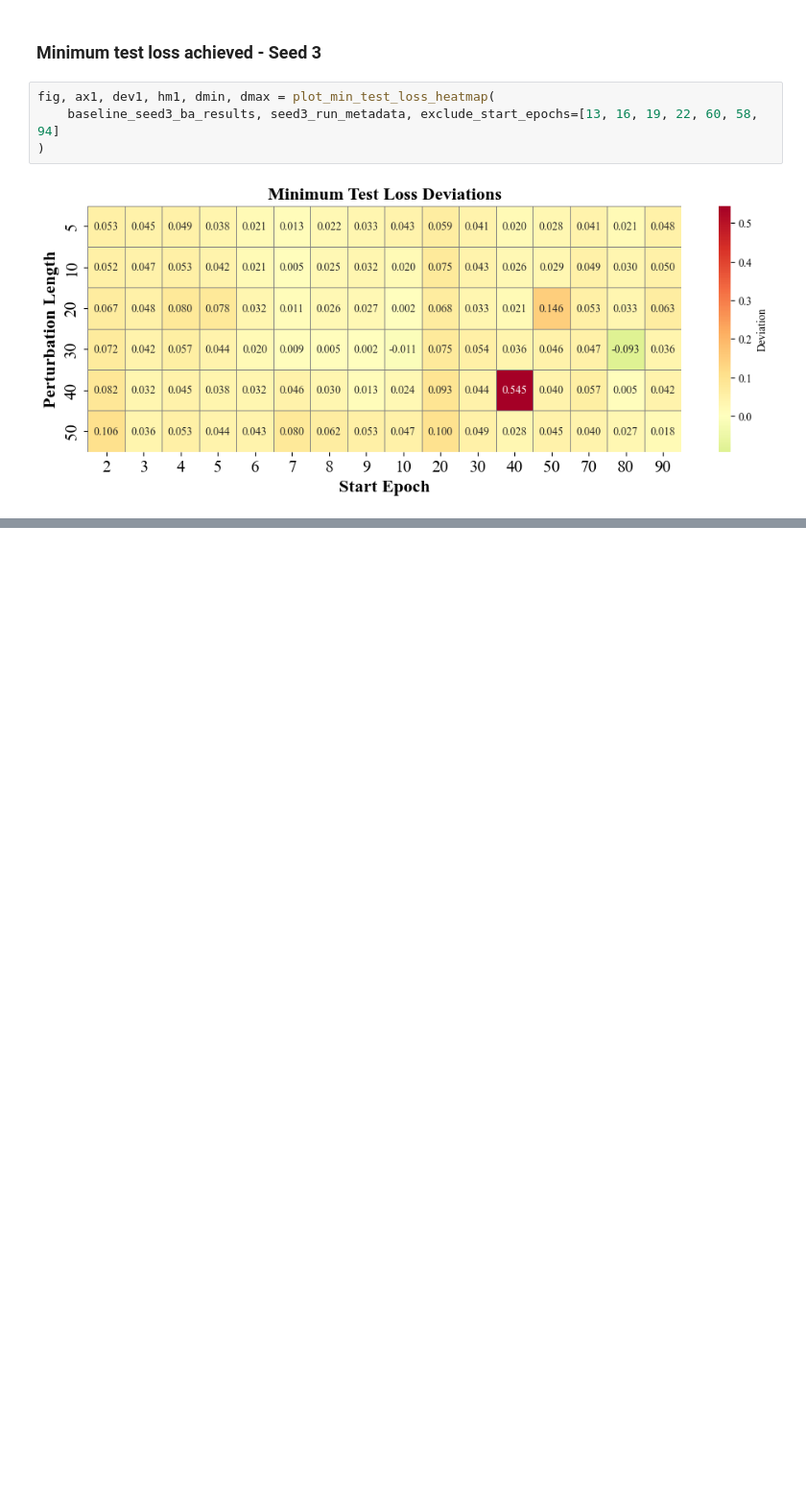
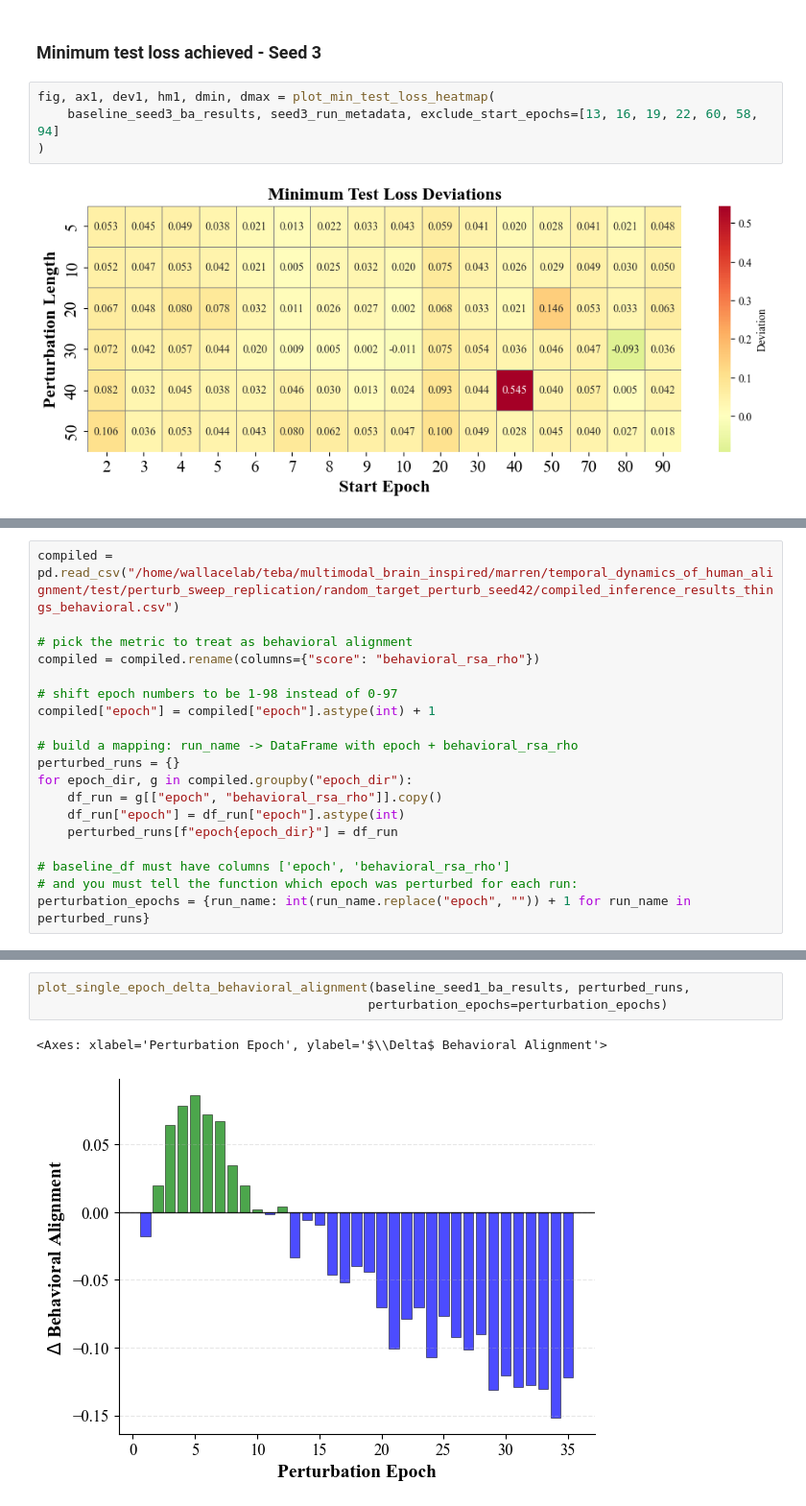
Before and after one commit to marrenj/cvpr_perturbations, a Jupyter notebook: notebooks/figures/all_figures.ipynb, the cells around one changed output, grey strips where cells are left out. Shown at 96% size. Drawn from its saved outputs; the diff is of its cells as text; blank space fills up the shorter version.

```diff
--- a/notebooks/figures/all_figures.ipynb
+++ b/notebooks/figures/all_figures.ipynb
@@ -2038,0 +2066,19 @@ fig, ax1, dev1, hm1, dmin, dmax = plot_min_test_loss_heatmap(
+# %%
+compiled = pd.read_csv("/home/wallacelab/teba/multimodal_brain_inspired/marren/temporal_dynamics_of_human_alignment/test/perturb_sweep_replication/random_target_perturb_seed42/compiled_inference_results_things_behavioral.csv")
+
+# pick the metric to treat as behavioral alignment
+compiled = compiled.rename(columns={"score": "behavioral_rsa_rho"})
+
+# shift epoch numbers to be 1-98 instead of 0-97
+compiled["epoch"] = compiled["epoch"].astype(int) + 1
+
+# build a mapping: run_name -> DataFrame with epoch + behavioral_rsa_rho
+perturbed_runs = {}
+for epoch_dir, g in compiled.groupby("epoch_dir"):
+    df_run = g[["epoch", "behavioral_rsa_rho"]].copy()
+    df_run["epoch"] = df_run["epoch"].astype(int)
+    perturbed_runs[f"epoch{epoch_dir}"] = df_run
+
+# baseline_df must have columns ['epoch', 'behavioral_rsa_rho']
+# and you must tell the function which epoch was perturbed for each run:
+perturbation_epochs = {run_name: int(run_name.replace("epoch", "")) + 1 for run_name in perturbed_runs}
@@ -2038,0 +2105,6 @@ fig, ax1, dev1, hm1, dmin, dmax = plot_min_test_loss_heatmap(
+# %%
+plot_single_epoch_delta_behavioral_alignment(baseline_seed1_ba_results, perturbed_runs,
+                                            perturbation_epochs=perturbation_epochs)
+# %% [output]
+<Axes: xlabel='Perturbation Epoch', ylabel='$\\Delta$ Behavioral Alignment'>
+[figure, added]
```
Also changed, not shown: parts of 5 cells of this notebook, 4 other files.
